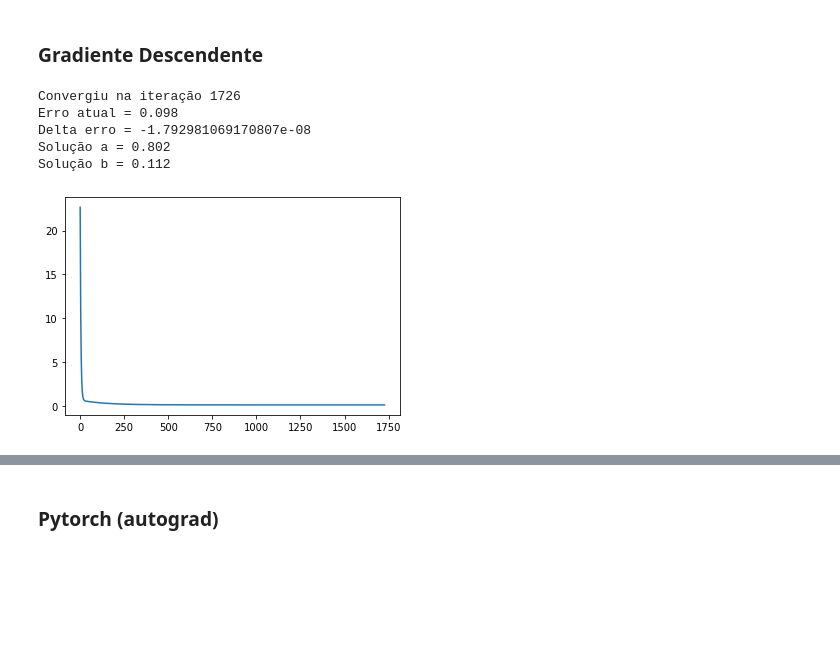
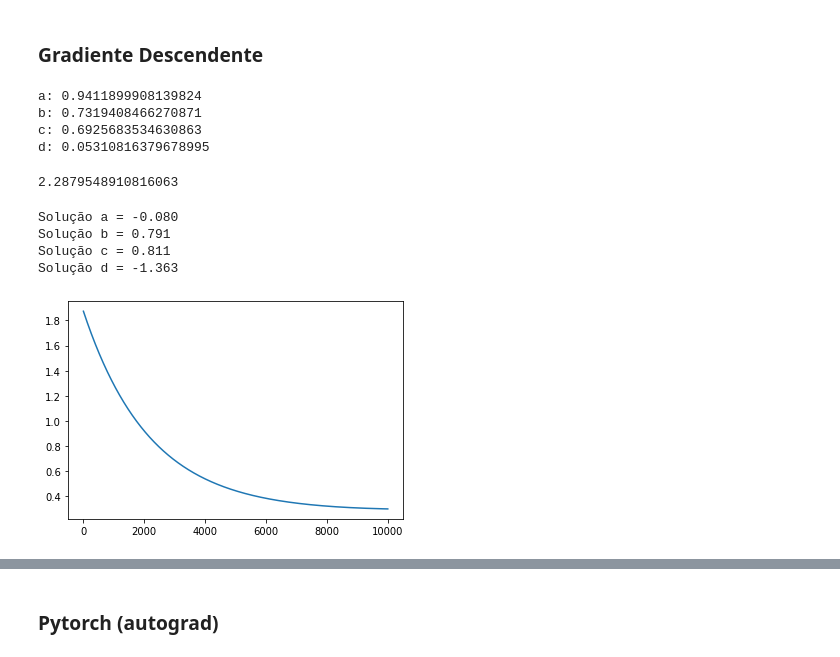
Before and after one commit to danieldasilvacosta/pucrio--vc--trabalhos--2022.2, a Jupyter notebook: Trabalho 2 - Daniel da Silva Costa/T2_DanielCosta.ipynb, the cells around one changed output, grey strips where cells are left out. Saved outputs shown, nothing was run; the diff lists cells and outputs as text; code cells hidden in the pictures; blank space fills up the shorter version.

Commit message:
Fiz o gradiente descendente, mas o gráfico do erro está estranho.

```diff
--- a/Trabalho 2 - Daniel da Silva Costa/T2_DanielCosta.ipynb
+++ b/Trabalho 2 - Daniel da Silva Costa/T2_DanielCosta.ipynb
@@ -177,22 +137,50 @@ def calcula_db( a, b ):
+# %%
+a = np.random.rand()
+b = np.random.rand()
+c = np.random.rand()
+d = np.random.rand()
+
+print( f'a: {a}' )
+print( f'b: {b}' )
+print( f'c: {c}' )
+print( f'd: {d}' )
+# %% [output]
+a: 0.9411899908139824
+b: 0.7319408466270871
+c: 0.6925683534630863
+d: 0.05310816379678995
+# %%
+err = calcula_erro( a, b, c, d )
+err
+# %% [output]
+2.2879548910816063
 # %%
-def grad_desc( a0, b0, tol, max_it, learning_rate ):
+def grad_desc( a0, b0, c0, d0, tol, max_it, learning_rate ):
 
-    erro0 = calcula_erro( a0, b0 )
+    erro0 = calcula_erro( a0, b0, c0, d0 )
     erros = [erro0]
-    caminho = [[ a0, b0 ]]
 
     for it in range( max_it ):
 
-        da = calcula_da( a0, b0 )
-        db = calcula_db( a0, b0 )
-        a1 = a0 - learning_rate * da
-        b1 = b0 - learning_rate * db
+        derivada_a = calcula_derivada_a( a0, b0, c0, d0 )
+        derivada_b = calcula_derivada_b( a0, b0, c0, d0 )
+        derivada_c = calcula_derivada_c( a0, b0, c0, d0 )
+        derivada_d = calcula_derivada_d( a0, b0, c0, d0 )
 
-        erro1 = calcula_erro( a1, b1 )
+        a1 = a0 - learning_rate * derivada_a
+        b1 = b0 - learning_rate * derivada_b
+        c1 = c0 - learning_rate * derivada_c
+        d1 = d0 - learning_rate * derivada_d
+
+        erro1 = calcula_erro( a1, b1, c1, d1 )
         erros.append( erro1 )
-        caminho.append( [a1, b1] )
 
-        if abs(erro1 - erro0) < tol and abs(a1 - a0) < tol and abs(b1 - b0) < tol:
+        tol_erro = abs(erro1 - erro0) < tol
+        tol_a = abs(a1 - a0) < tol
+        tol_b = abs(b1 - b0) < tol
+        tol_c = abs(c1 - c0) < tol
+        tol_d = abs(d1 - d0) < tol
+        if tol_erro and tol_a and tol_b and tol_c and tol_d:
 
             print( f'Convergiu na iteração {it}' )
             print( f'Erro atual = {erro1:.3f}' )
@@ -201,23 +189,33 @@ def grad_desc( a0, b0, tol, max_it, learning_rate ):
 
         a0 = a1
         b0 = b1
+        c0 = c1
+        d0 = d1
         erro0 = erro1
-
 
     print( f'Solução a = {a1:.3f}' )
     print( f'Solução b = {b1:.3f}' )
+    print( f'Solução c = {c1:.3f}' )
+    print( f'Solução d = {d1:.3f}' )
 
-    return a0, b0, np.array(caminho), np.array(erros)
+    return a0, b0, c0, d0, np.array(erros)
 # %%
-a0_gd, b0_gd, caminho, erros = grad_desc( -1, +1, 1e-5, 10000, 0.001 )
+%%time
+
+a0_gd, b0_gd, c0_gd, d0_gd, erros = grad_desc(a0 = a,
+                                              b0 = b,
+                                              c0 = c,
+                                              d0 = d,
+                                              tol = 1e-5,
+                                              max_it = 10000,
+                                              learning_rate = 0.000001)
 
 interacao = np.linspace( 0, erros.shape[0] - 1, erros.shape[0] )
 plt.plot( interacao, erros )
 plt.show()
 # %% [output]
-Convergiu na iteração 1726
-Erro atual = 0.098
-Delta erro = -1.792981069170807e-08
-Solução a = 0.802
-Solução b = 0.112
+Solução a = -0.080
+Solução b = 0.791
+Solução c = 0.811
+Solução d = -1.363
-[figure, old version]
+[figure, new version]
```
Also changed, not shown: parts of 24 cells of this notebook.
